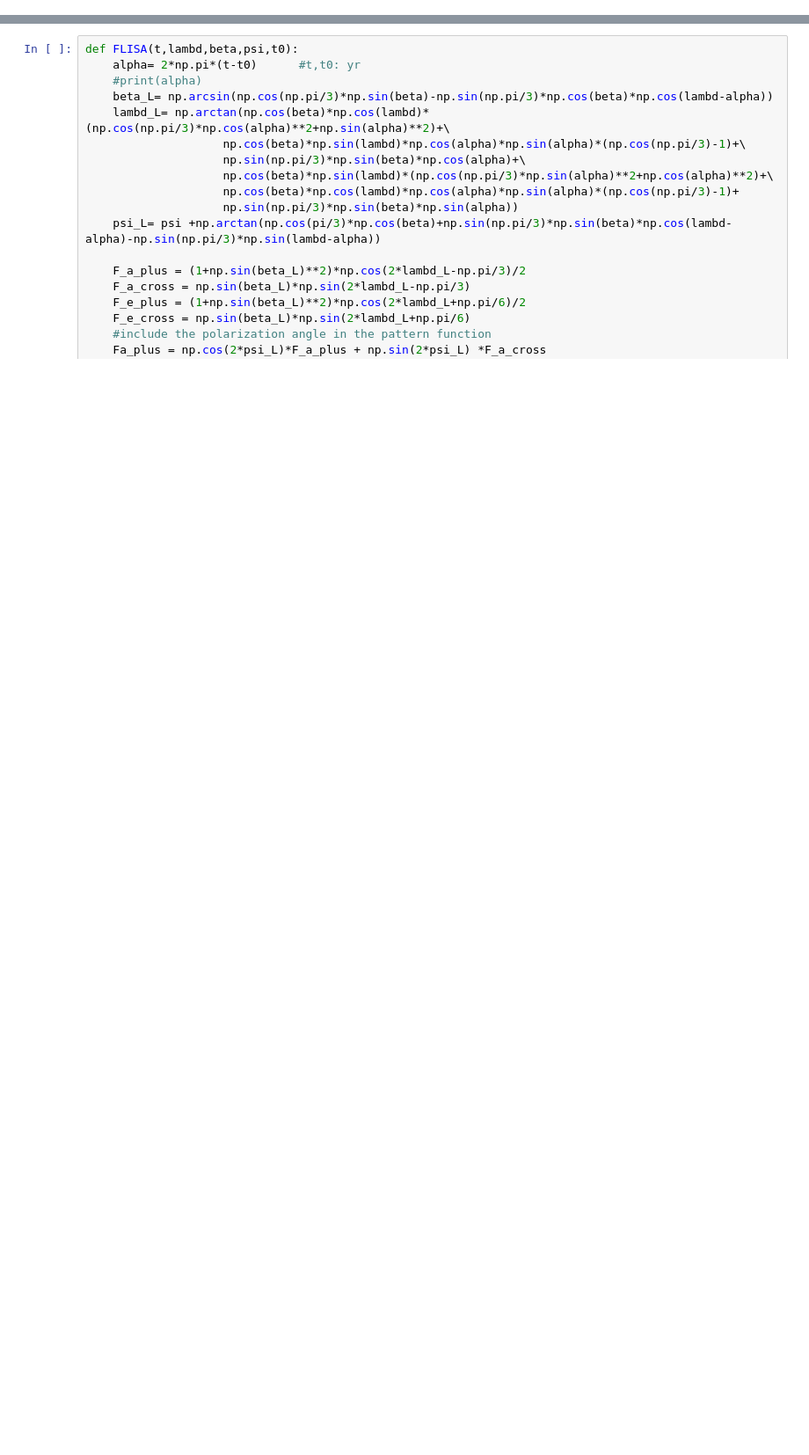
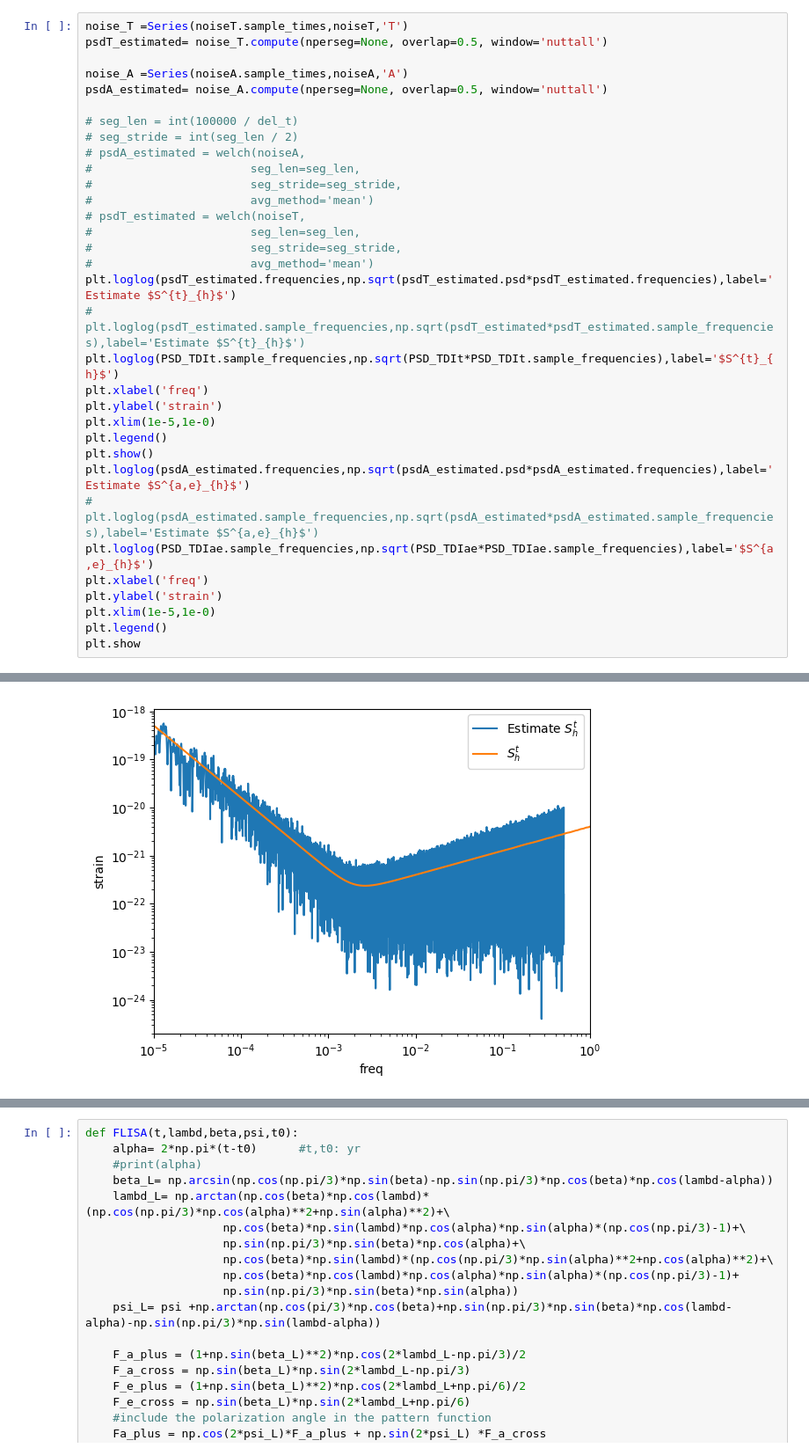
Before and after one commit to renjiewang888/LitePIG, a Jupyter notebook: parameter_estimation/testTDIestimation.ipynb, the cells around one changed output, grey strips where cells are left out. Shown at 88% size. Drawn from its saved outputs; the diff is of its cells as text; blank space fills up the shorter version.

```diff
--- a/parameter_estimation/testTDIestimation.ipynb
+++ b/parameter_estimation/testTDIestimation.ipynb
@@ -29,0 +102,34 @@ import lal
+# %%
+noise_T =Series(noiseT.sample_times,noiseT,'T')
+psdT_estimated= noise_T.compute(nperseg=None, overlap=0.5, window='nuttall')
+
+noise_A =Series(noiseA.sample_times,noiseA,'A')
+psdA_estimated= noise_A.compute(nperseg=None, overlap=0.5, window='nuttall')
+
+# seg_len = int(100000 / del_t)
+# seg_stride = int(seg_len / 2)
+# psdA_estimated = welch(noiseA,
+#                       seg_len=seg_len,
+#                       seg_stride=seg_stride,
+#                       avg_method='mean')
+# psdT_estimated = welch(noiseT,
+#                       seg_len=seg_len,
+#                       seg_stride=seg_stride,
+#                       avg_method='mean')
+plt.loglog(psdT_estimated.frequencies,np.sqrt(psdT_estimated.psd*psdT_estimated.frequencies),label='Estimate $S^{t}_{h}$')
+# plt.loglog(psdT_estimated.sample_frequencies,np.sqrt(psdT_estimated*psdT_estimated.sample_frequencies),label='Estimate $S^{t}_{h}$')
+plt.loglog(PSD_TDIt.sample_frequencies,np.sqrt(PSD_TDIt*PSD_TDIt.sample_frequencies),label='$S^{t}_{h}$')
+plt.xlabel('freq')
+plt.ylabel('strain')
+plt.xlim(1e-5,1e-0)
+plt.legend()
+plt.show()
+plt.loglog(psdA_estimated.frequencies,np.sqrt(psdA_estimated.psd*psdA_estimated.frequencies),label='Estimate $S^{a,e}_{h}$')
+# plt.loglog(psdA_estimated.sample_frequencies,np.sqrt(psdA_estimated*psdA_estimated.sample_frequencies),label='Estimate $S^{a,e}_{h}$')
+plt.loglog(PSD_TDIae.sample_frequencies,np.sqrt(PSD_TDIae*PSD_TDIae.sample_frequencies),label='$S^{a,e}_{h}$')
+plt.xlabel('freq')
+plt.ylabel('strain')
+plt.xlim(1e-5,1e-0)
+plt.legend()
+plt.show
+# %% [output]
@@ -29,0 +138 @@ import lal
+[figure, added]
```
Also changed, not shown: parts of 68 cells of this notebook, 5 other files.
